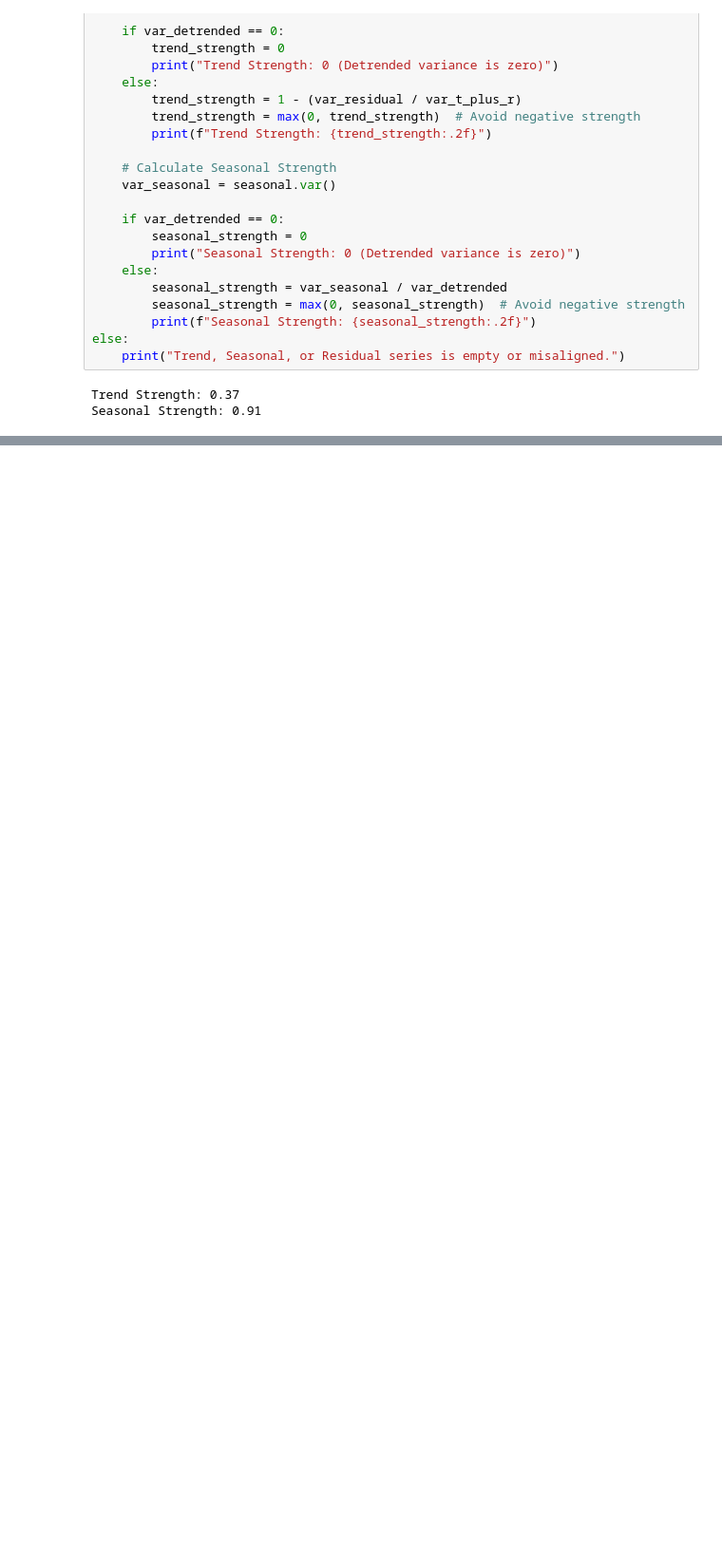
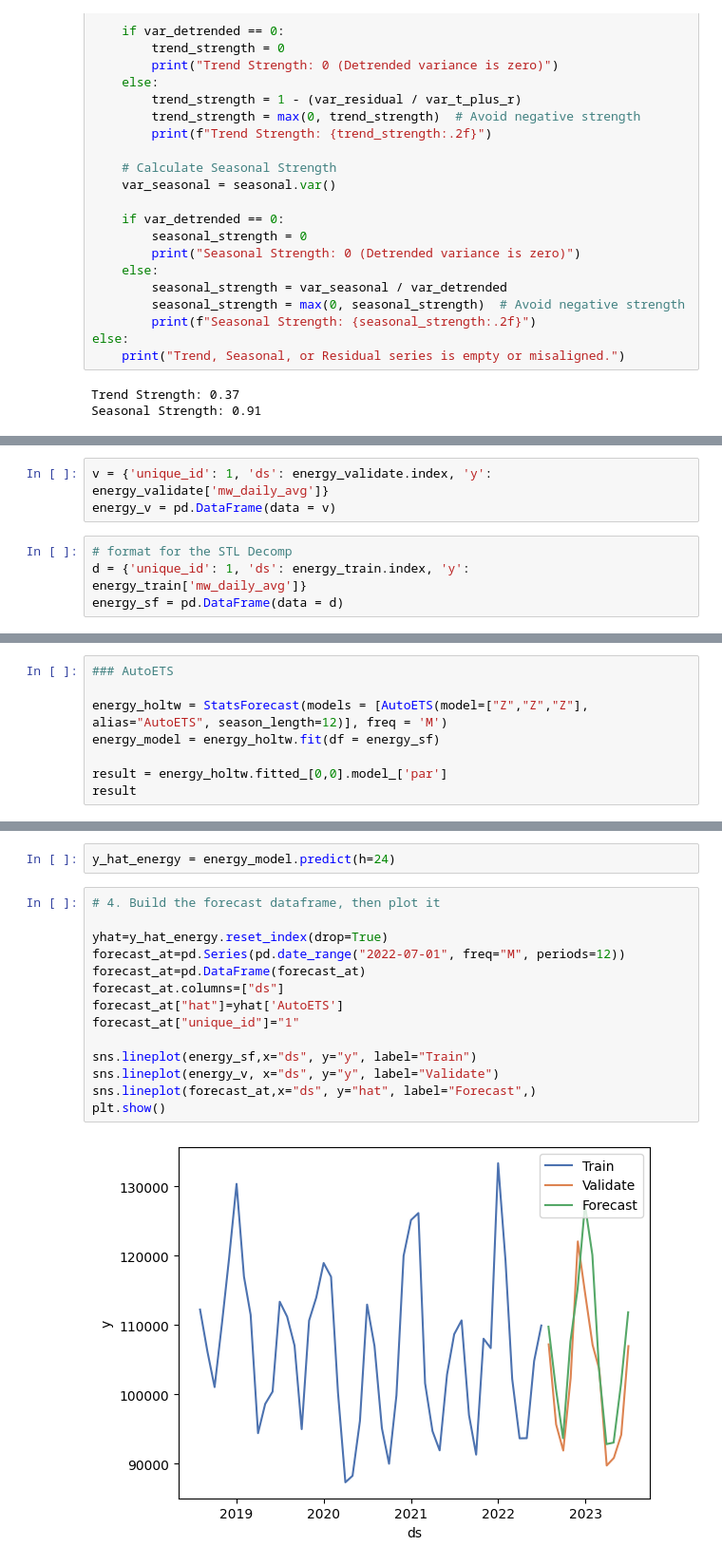
Before and after one commit to fred-lindsey/msa_ml_repo, a Jupyter notebook: time_series_hw_1.ipynb, the cells around one changed output, grey strips where cells are left out. Shown at 95% size. Cells and saved outputs as stored; diff of their text form; blank space fills up the shorter version.

```diff
--- a/time_series_hw_1.ipynb
+++ b/time_series_hw_1.ipynb
@@ -457,0 +581,7 @@ Seasonal Strength: 0.91
+# %%
+v = {'unique_id': 1, 'ds': energy_validate.index, 'y': energy_validate['mw_daily_avg']}
+energy_v = pd.DataFrame(data = v)
+# %%
+# format for the STL Decomp
+d = {'unique_id': 1, 'ds': energy_train.index, 'y': energy_train['mw_daily_avg']}
+energy_sf = pd.DataFrame(data = d)
@@ -457,0 +590,8 @@ Seasonal Strength: 0.91
+# %%
+### AutoETS
+
+energy_holtw = StatsForecast(models = [AutoETS(model=["Z","Z","Z"],  alias="AutoETS", season_length=12)], freq = 'M')
+energy_model = energy_holtw.fit(df = energy_sf)
+
+result = energy_holtw.fitted_[0,0].model_['par']
+result
@@ -457,0 +604,18 @@ Seasonal Strength: 0.91
+# %%
+y_hat_energy = energy_model.predict(h=24)
+# %%
+# 4. Build the forecast dataframe, then plot it
+
+yhat=y_hat_energy.reset_index(drop=True)
+forecast_at=pd.Series(pd.date_range("2022-07-01", freq="M", periods=12))
+forecast_at=pd.DataFrame(forecast_at)
+forecast_at.columns=["ds"]
+forecast_at["hat"]=yhat['AutoETS']
+forecast_at["unique_id"]="1"
+
+sns.lineplot(energy_sf,x="ds", y="y", label="Train")
+sns.lineplot(energy_v, x="ds", y="y", label="Validate")
+sns.lineplot(forecast_at,x="ds", y="hat", label="Forecast",)
+plt.show()
+# %% [output]
+[figure, added]
```
Also changed, not shown: parts of 86 cells of this notebook, 25 other files.
